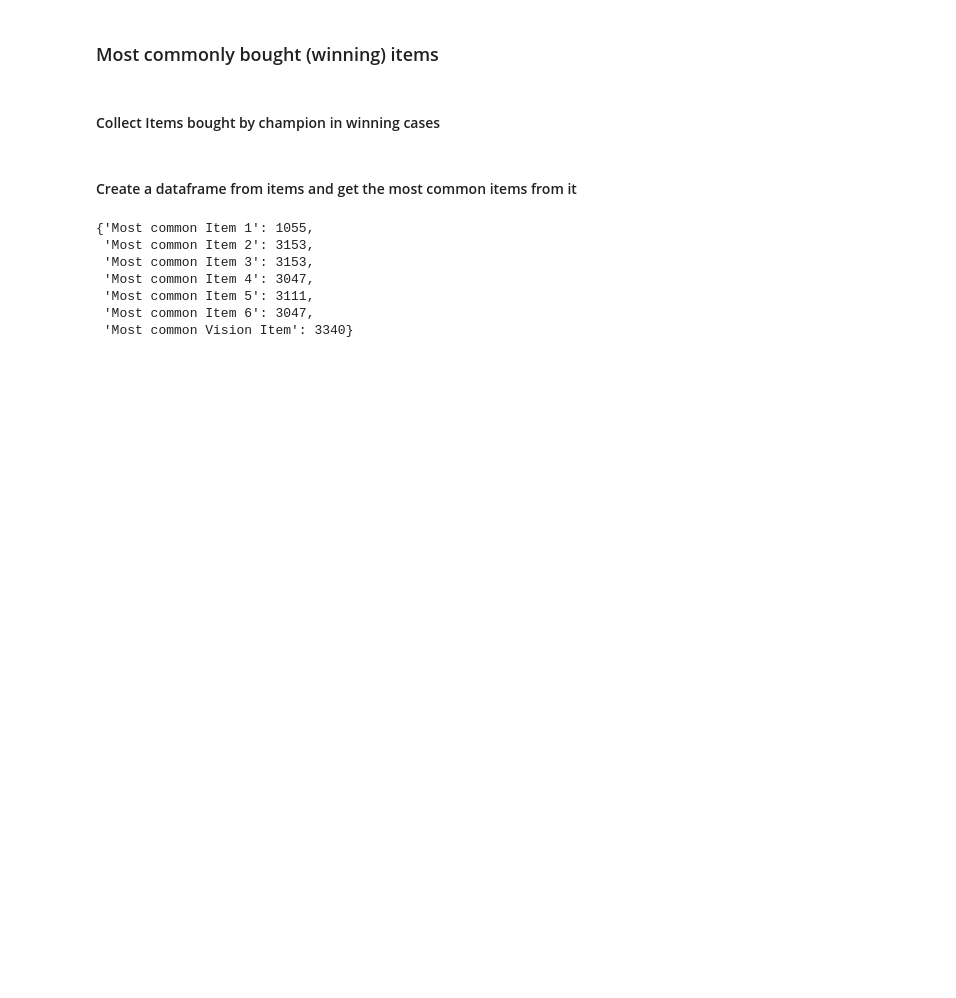
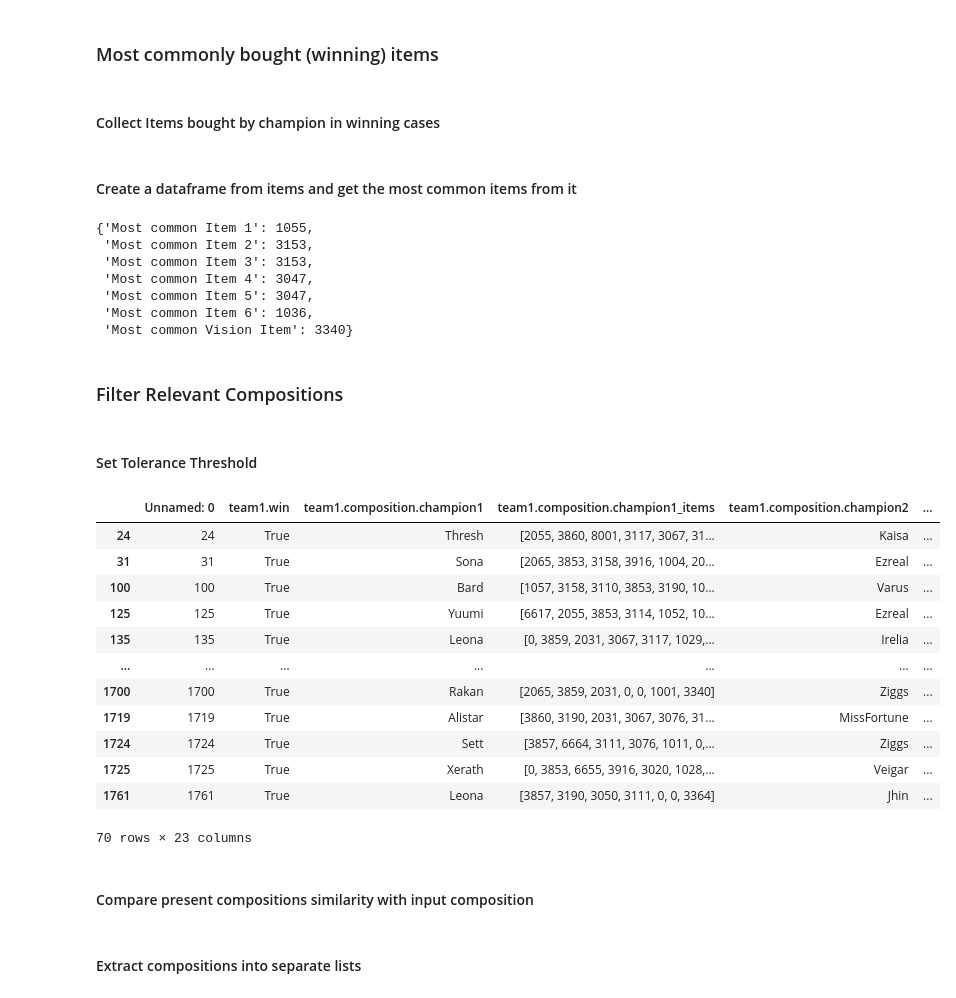
Before and after one commit to Moha-AlHanbali/oracles-extract, a Jupyter notebook: analyze.ipynb, the cells around one changed output. Saved outputs shown, nothing was run; the diff lists cells and outputs as text; code cells hidden in the pictures; blank space fills up the shorter version.

```diff
--- a/analyze.ipynb
+++ b/analyze.ipynb
@@ -73,6 +74,6 @@ enemy_team = ['Leona', 'Jhin', 'Orianna', 'JarvanIV', 'Camille']
 # %% [markdown]
 ### Filter Winning Matches
 # %%
-team1_columns = df.columns[1:11]
+team1_columns = df.columns[1:12]
 team2_columns = df.columns[12:]
-teams_columns = team1_columns[1:] .append(team1_columns[1:])
+teams_columns = team1_columns[1:].append(team2_columns[1:])
@@ -134,6 +124,31 @@ most_common_bought
  'Most common Item 2': 3153,
  'Most common Item 3': 3153,
  'Most common Item 4': 3047,
- 'Most common Item 5': 3111,
- 'Most common Item 6': 3047,
+ 'Most common Item 5': 3047,
+ 'Most common Item 6': 1036,
  'Most common Vision Item': 3340}
+# %% [markdown]
+### Filter Relevant Compositions
+# %% [markdown]
+#### Set Tolerance Threshold
+# %%
+tolerance = 0.4
+winning_team1_df.sort_index()
+# %% [output]
+|  | Unnamed: 0 | team1.win | team1.composition.champion1 | team1.composition.champion1_items | team1.composition.champion2 | ... |
+| 24 | 24 | True | Thresh | [2055, 3860, 8001, 3117, 3067, 31... | Kaisa | ... |
+| 31 | 31 | True | Sona | [2065, 3853, 3158, 3916, 1004, 20... | Ezreal | ... |
+| 100 | 100 | True | Bard | [1057, 3158, 3110, 3853, 3190, 10... | Varus | ... |
+| 125 | 125 | True | Yuumi | [6617, 2055, 3853, 3114, 1052, 10... | Ezreal | ... |
+| 135 | 135 | True | Leona | [0, 3859, 2031, 3067, 3117, 1029,... | Irelia | ... |
+| ... | ... | ... | ... | ... | ... | ... |
+| 1700 | 1700 | True | Rakan | [2065, 3859, 2031, 0, 0, 1001, 3340] | Ziggs | ... |
+| 1719 | 1719 | True | Alistar | [3860, 3190, 2031, 3067, 3076, 31... | MissFortune | ... |
+| 1724 | 1724 | True | Sett | [3857, 6664, 3111, 3076, 1011, 0,... | Ziggs | ... |
+| 1725 | 1725 | True | Xerath | [0, 3853, 6655, 3916, 3020, 1028,... | Veigar | ... |
+| 1761 | 1761 | True | Leona | [3857, 3190, 3050, 3111, 0, 0, 3364] | Jhin | ... |
+70 rows × 23 columns
+# %% [markdown]
+#### Compare present compositions similarity with input composition
+# %% [markdown]
+#### Extract compositions into separate lists
```
Also changed, not shown: parts of 5 cells of this notebook.
